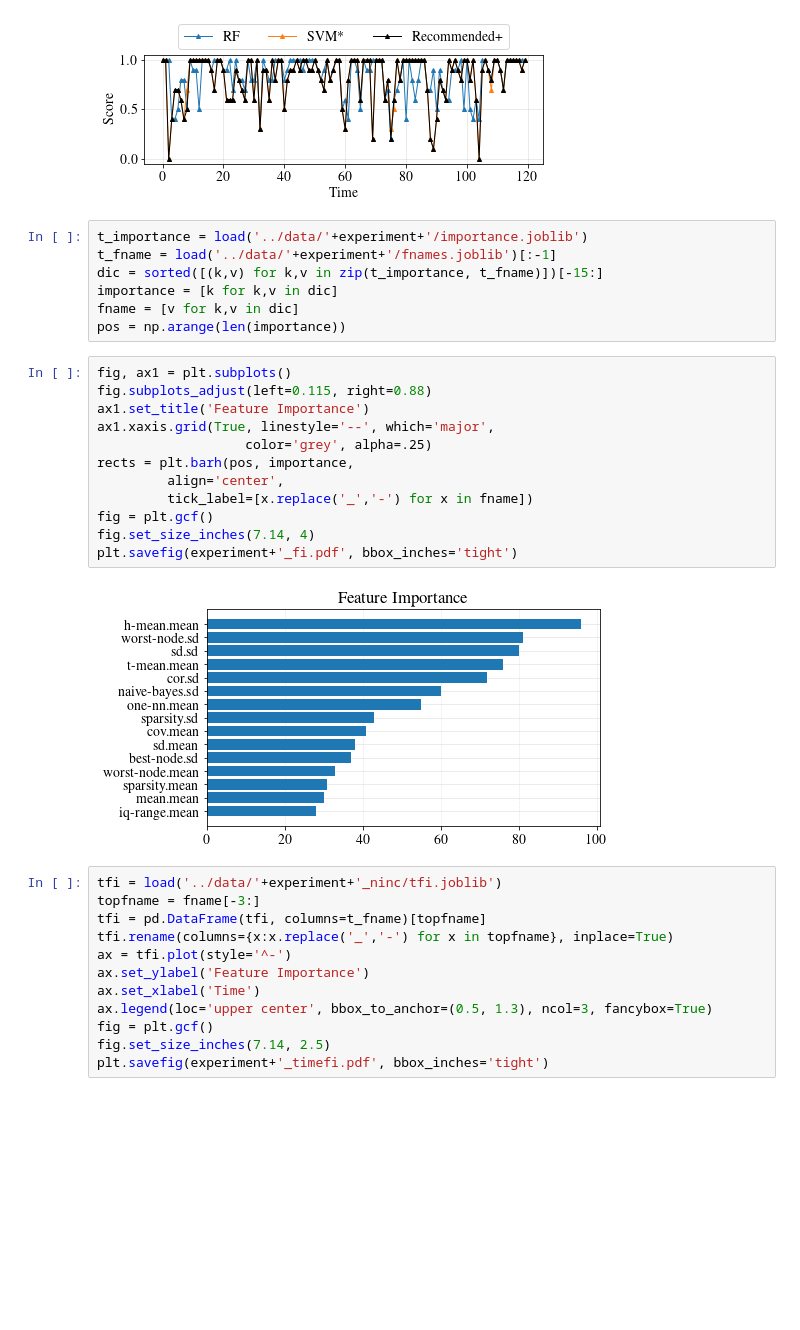
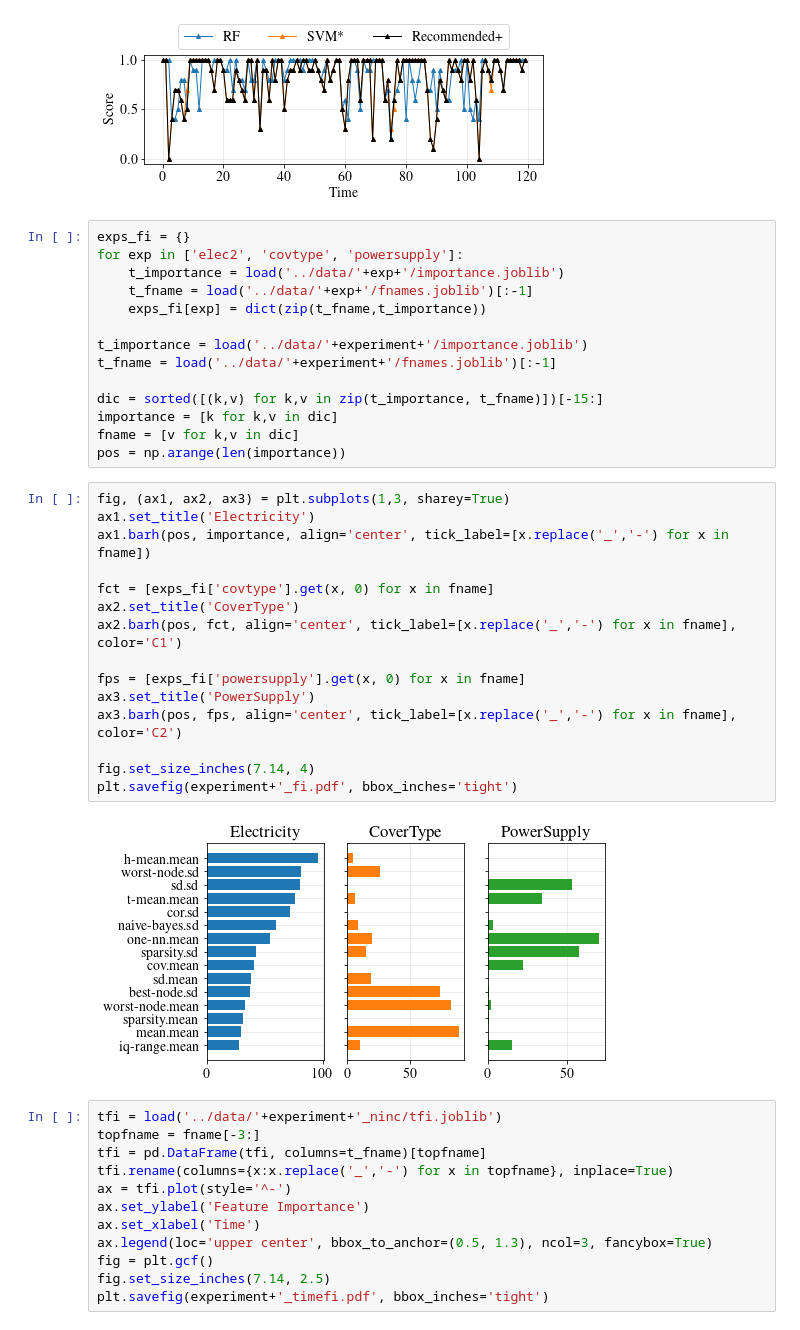
Before and after one commit to maffei2443/meta_experiments, a Jupyter notebook: notebooks/elec2.ipynb, the cells around one changed output. Cells and saved outputs as stored; diff of their text form; blank space fills up the shorter version.

```diff
--- a/notebooks/elec2.ipynb
+++ b/notebooks/elec2.ipynb
@@ -27,26 +27,36 @@ plt.savefig(experiment+'_tscores.pdf', bbox_inches='tight')
 findfont: Font family ['serif'] not found. Falling back to DejaVu Sans.
 [figure]
 # %%
+exps_fi = {}
+for exp in ['elec2', 'covtype', 'powersupply']:
+    t_importance = load('../data/'+exp+'/importance.joblib')
+    t_fname = load('../data/'+exp+'/fnames.joblib')[:-1]
+    exps_fi[exp] = dict(zip(t_fname,t_importance))
+
 t_importance = load('../data/'+experiment+'/importance.joblib')
 t_fname = load('../data/'+experiment+'/fnames.joblib')[:-1]
+
 dic = sorted([(k,v) for k,v in zip(t_importance, t_fname)])[-15:]
 importance = [k for k,v in dic]
 fname = [v for k,v in dic]
 pos = np.arange(len(importance))
-# %%
-fig, ax1 = plt.subplots()
-fig.subplots_adjust(left=0.115, right=0.88)
-ax1.set_title('Feature Importance')
-ax1.xaxis.grid(True, linestyle='--', which='major',
-                   color='grey', alpha=.25)
-rects = plt.barh(pos, importance,
-         align='center',
-         tick_label=[x.replace('_','-') for x in fname])
-fig = plt.gcf()
-fig.set_size_inches(7.14, 4)
-plt.savefig(experiment+'_fi.pdf', bbox_inches='tight')
-# %% [output]
-[figure, removed]
+# %%
+fig, (ax1, ax2, ax3) = plt.subplots(1,3, sharey=True)
+ax1.set_title('Electricity')
+ax1.barh(pos, importance, align='center', tick_label=[x.replace('_','-') for x in fname])
+
+fct = [exps_fi['covtype'].get(x, 0) for x in fname]
+ax2.set_title('CoverType')
+ax2.barh(pos, fct, align='center', tick_label=[x.replace('_','-') for x in fname], color='C1')
+
+fps = [exps_fi['powersupply'].get(x, 0) for x in fname]
+ax3.set_title('PowerSupply')
+ax3.barh(pos, fps, align='center', tick_label=[x.replace('_','-') for x in fname], color='C2')
+
+fig.set_size_inches(7.14, 4)
+plt.savefig(experiment+'_fi.pdf', bbox_inches='tight')
+# %% [output]
+[figure, added]
 # %%
 tfi = load('../data/'+experiment+'_ninc/tfi.joblib')
 topfname = fname[-3:]
```
Also changed, not shown: parts of 4 cells of this notebook, 8 other files.
